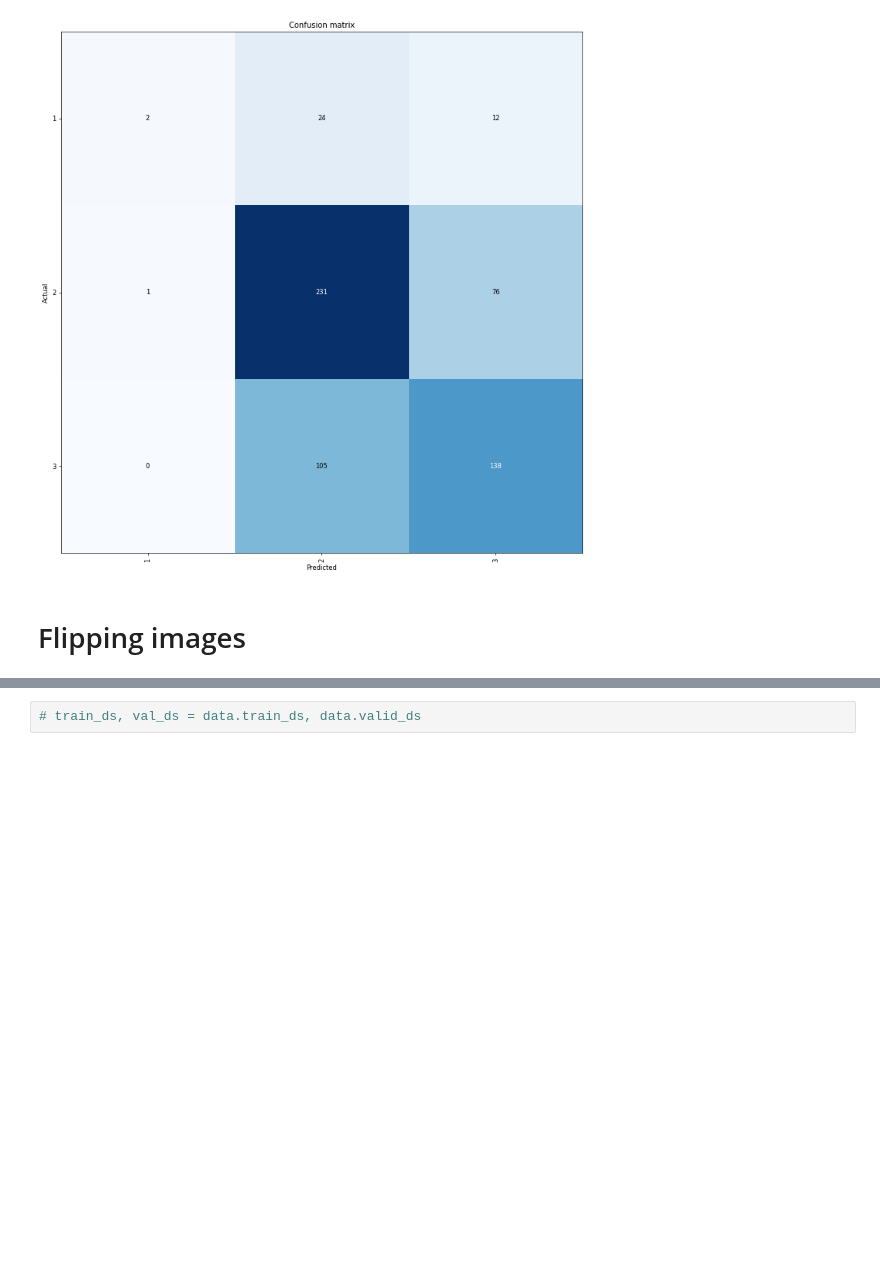
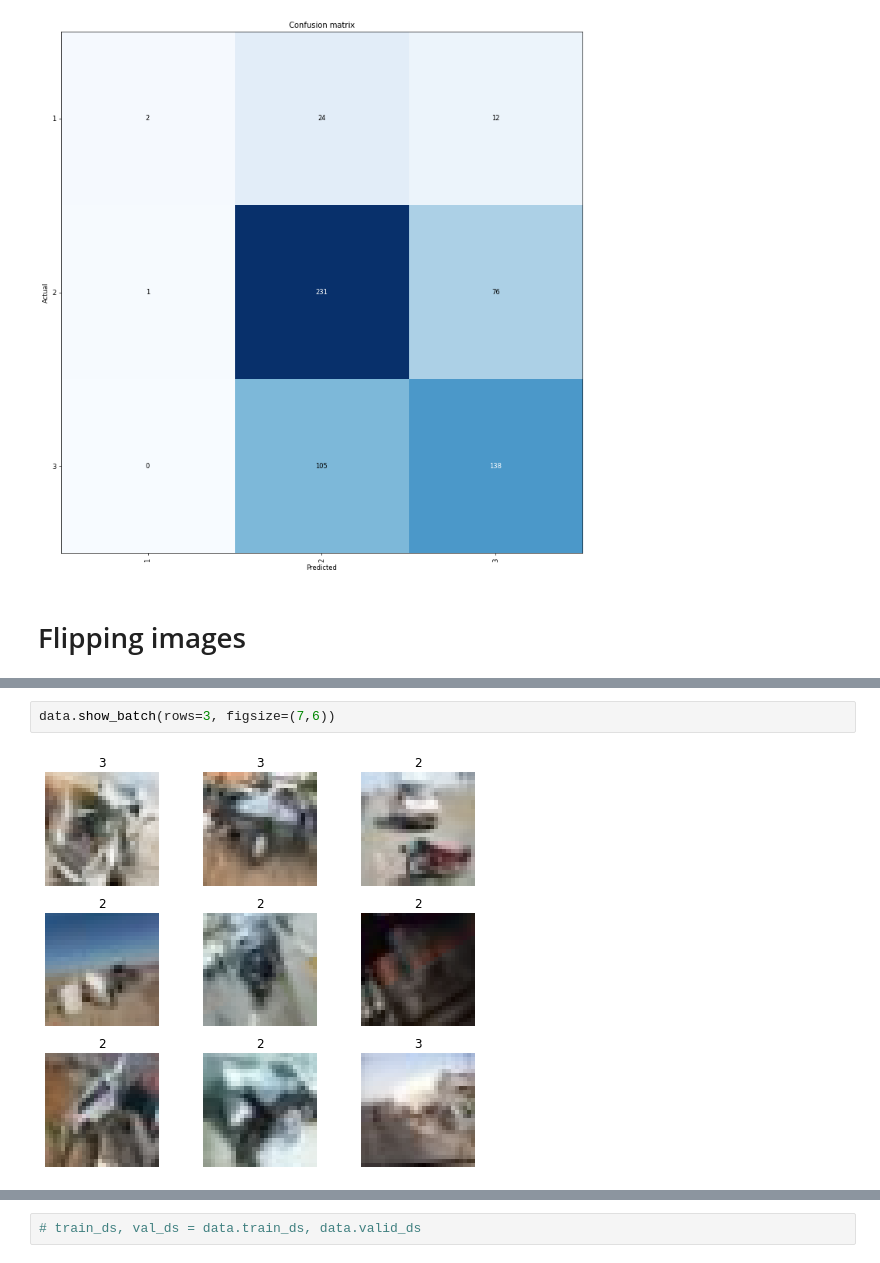
Before and after one commit to maglang/deep_learning_sprint, a Jupyter notebook: hackathon/Hackathon_prompt1_accident_severity.ipynb, the cells around one changed output, grey strips where cells are left out. Drawn from its saved outputs; the diff is of its cells as text; blank space fills up the shorter version.

```diff
--- a/hackathon/Hackathon_prompt1_accident_severity.ipynb
+++ b/hackathon/Hackathon_prompt1_accident_severity.ipynb
@@ -292 +304,5 @@ data = ImageDataBunch.from_folder(path, ds_tfms=tfms, size=224, valid_pct=0.15,
+# %%
+data.show_batch(rows=3, figsize=(7,6))
+# %% [output]
+[figure, added]
 # %%
```
Also changed, not shown: parts of 16 cells of this notebook, 1 other file.
